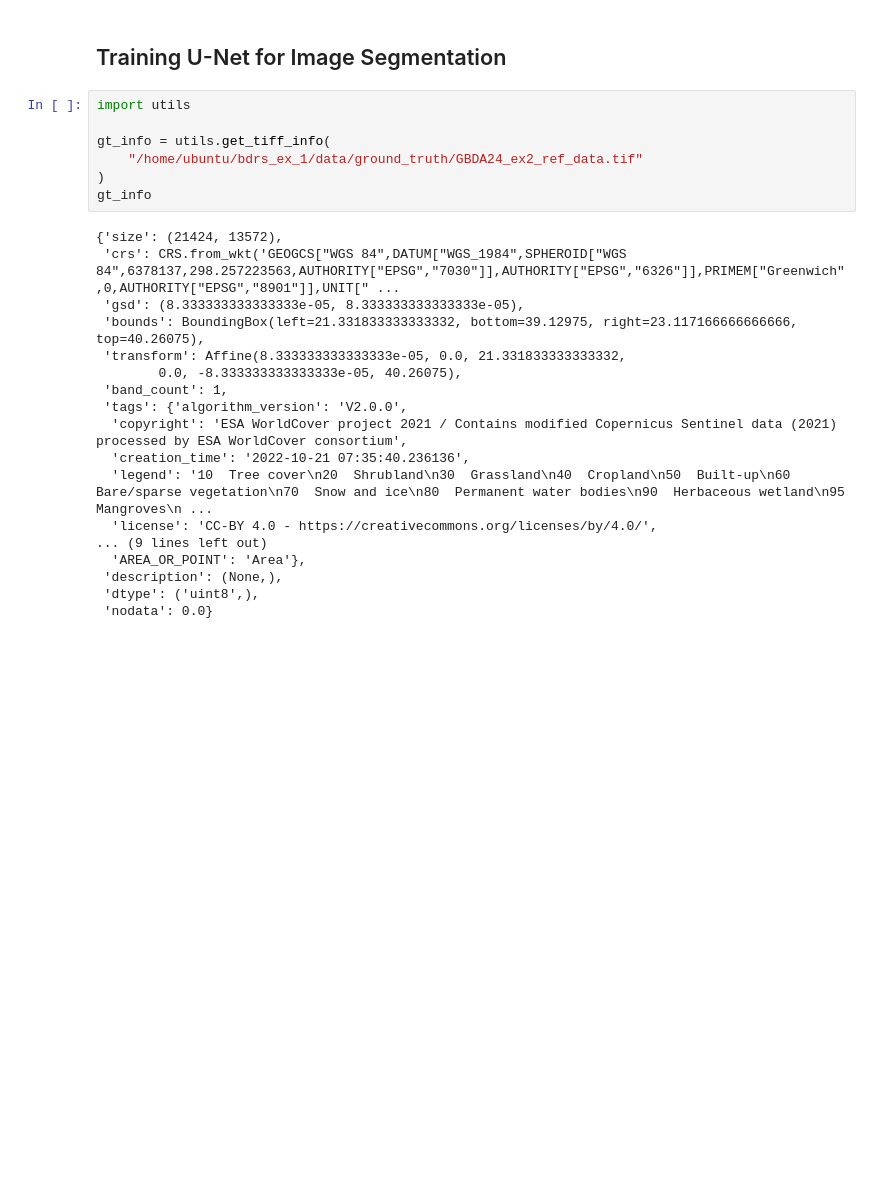
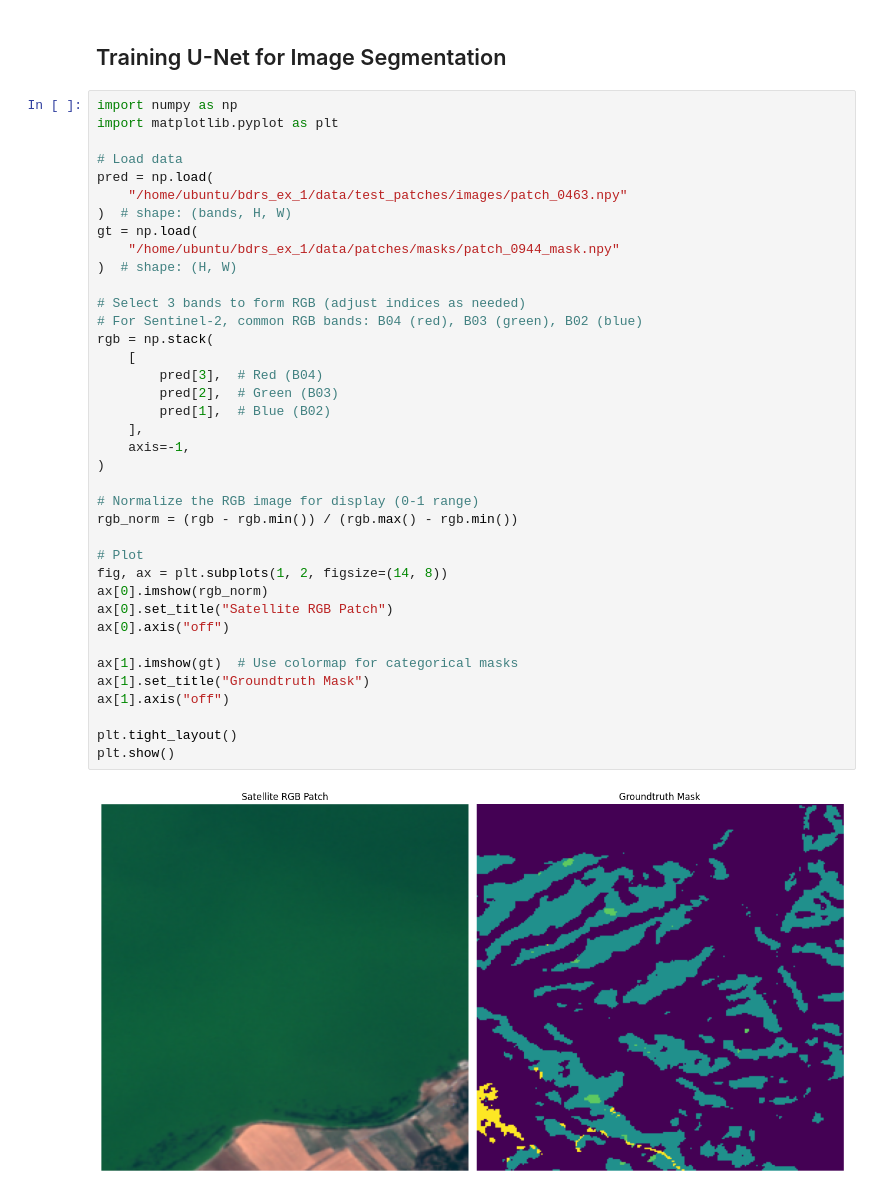
Before and after one commit to pervolarakis2001/land_cover_mapping, a Jupyter notebook: pipeline.ipynb, the cells around one changed output. Drawn from its saved outputs; the diff is of its cells as text; blank space fills up the shorter version.

```diff
--- a/pipeline.ipynb
+++ b/pipeline.ipynb
@@ -1,27 +1,42 @@
 # %% [markdown]
 ## Training U-Net for Image Segmentation
 # %%
-import utils
+import numpy as np
+import matplotlib.pyplot as plt
 
-gt_info = utils.get_tiff_info(
-    "/home/ubuntu/bdrs_ex_1/data/ground_truth/GBDA24_ex2_ref_data.tif"
+# Load data
+pred = np.load(
+    "/home/ubuntu/bdrs_ex_1/data/test_patches/images/patch_0463.npy"
+)  # shape: (bands, H, W)
+gt = np.load(
+    "/home/ubuntu/bdrs_ex_1/data/patches/masks/patch_0944_mask.npy"
+)  # shape: (H, W)
+
+# Select 3 bands to form RGB (adjust indices as needed)
+# For Sentinel-2, common RGB bands: B04 (red), B03 (green), B02 (blue)
+rgb = np.stack(
+    [
+        pred[3],  # Red (B04)
+        pred[2],  # Green (B03)
+        pred[1],  # Blue (B02)
+    ],
+    axis=-1,
 )
-gt_info
+
+# Normalize the RGB image for display (0-1 range)
+rgb_norm = (rgb - rgb.min()) / (rgb.max() - rgb.min())
+
+# Plot
+fig, ax = plt.subplots(1, 2, figsize=(14, 8))
+ax[0].imshow(rgb_norm)
+ax[0].set_title("Satellite RGB Patch")
+ax[0].axis("off")
+
+ax[1].imshow(gt)  # Use colormap for categorical masks
+ax[1].set_title("Groundtruth Mask")
+ax[1].axis("off")
+
+plt.tight_layout()
+plt.show()
 # %% [output]
-{'size': (21424, 13572),
- 'crs': CRS.from_wkt('GEOGCS["WGS 84",DATUM["WGS_1984",SPHEROID["WGS 84",6378137,298.257223563,AUTHORITY["EPSG","7030"]],AUTHORITY["EPSG","6326"]],PRIMEM["Greenwich",0,AUTHORITY["EPSG","8901"]],UNIT[" ...
- 'gsd': (8.333333333333333e-05, 8.333333333333333e-05),
- 'bounds': BoundingBox(left=21.331833333333332, bottom=39.12975, right=23.117166666666666, top=40.26075),
- 'transform': Affine(8.333333333333333e-05, 0.0, 21.331833333333332,
-        0.0, -8.333333333333333e-05, 40.26075),
- 'band_count': 1,
- 'tags': {'algorithm_version': 'V2.0.0',
-  'copyright': 'ESA WorldCover project 2021 / Contains modified Copernicus Sentinel data (2021) processed by ESA WorldCover consortium',
-  'creation_time': '2022-10-21 07:35:40.236136',
-  'legend': '10  Tree cover\n20  Shrubland\n30  Grassland\n40  Cropland\n50  Built-up\n60  Bare/sparse vegetation\n70  Snow and ice\n80  Permanent water bodies\n90  Herbaceous wetland\n95  Mangroves\n ...
-  'license': 'CC-BY 4.0 - https://creativecommons.org/licenses/by/4.0/',
-... (9 lines left out)
-  'AREA_OR_POINT': 'Area'},
- 'description': (None,),
- 'dtype': ('uint8',),
- 'nodata': 0.0}
+[figure, added]
```
Also changed, not shown: parts of 6 cells of this notebook, 4 other files.
